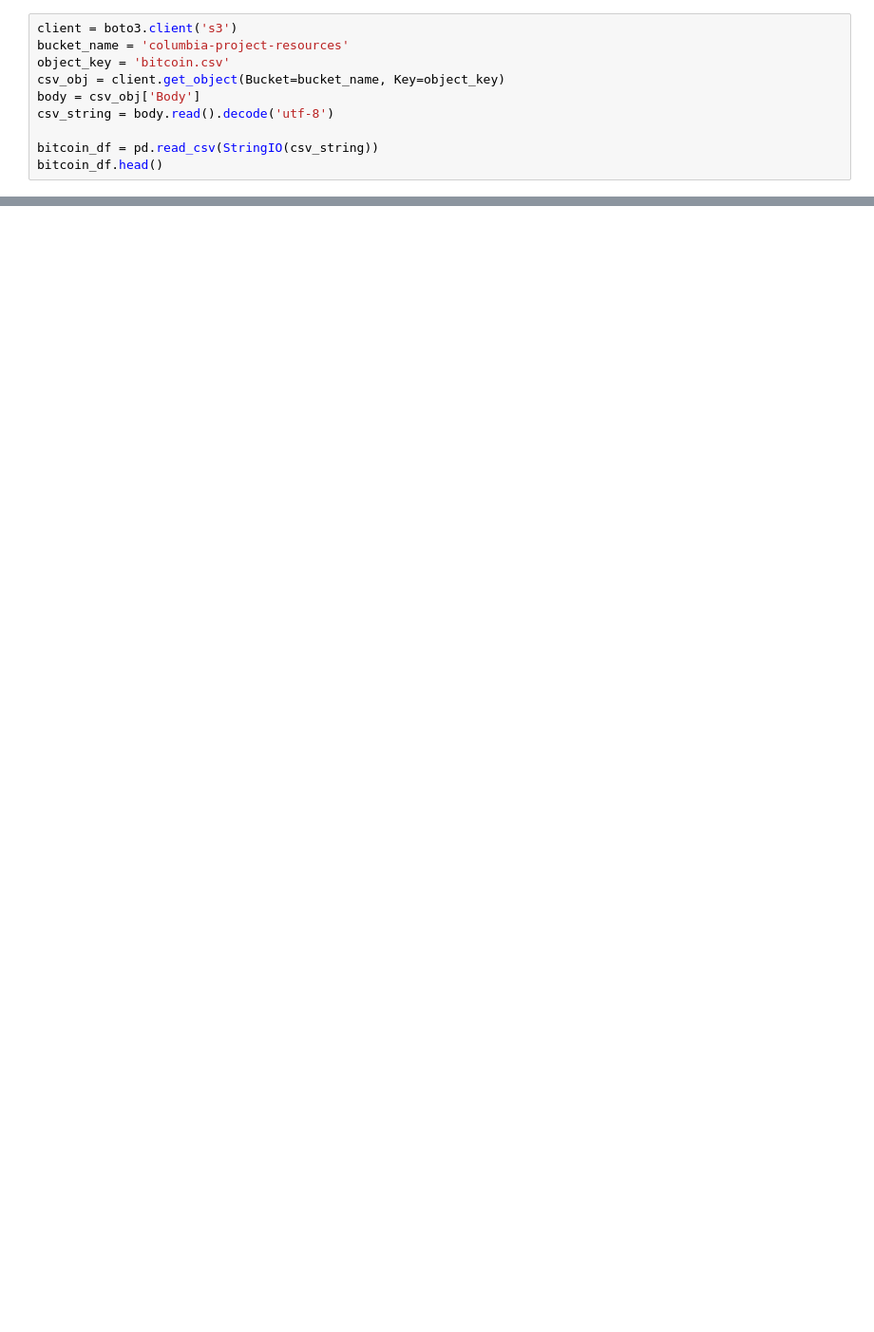
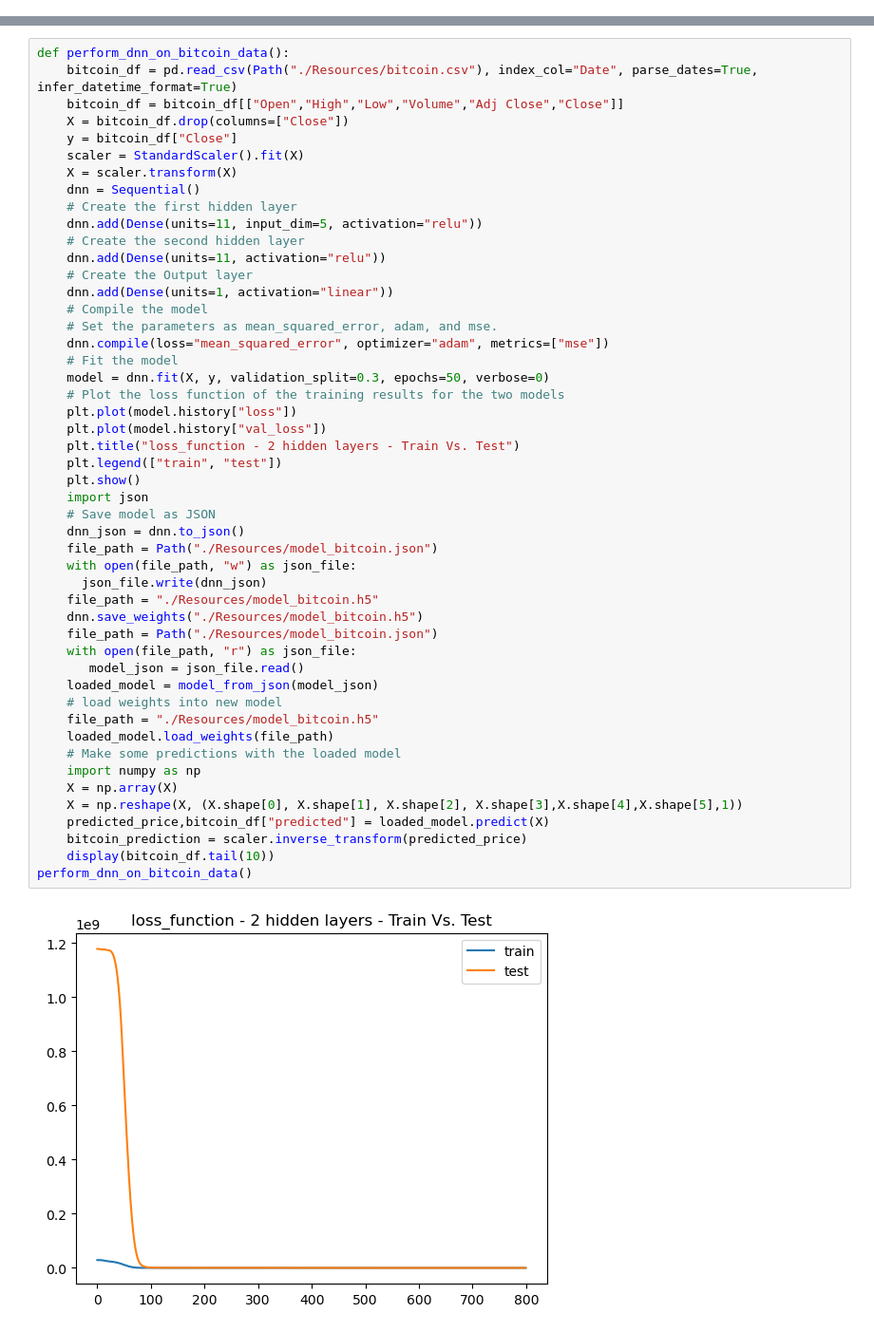
Before and after one commit to briabr/Investment-chat-bot, a Jupyter notebook: bitcoin_returns.ipynb, the cells around one changed output, grey strips where cells are left out. Shown at 95% size. Saved outputs shown, nothing was run; the diff lists cells and outputs as text; blank space fills up the shorter version.

```diff
--- a/bitcoin_returns.ipynb
+++ b/bitcoin_returns.ipynb
@@ -6,10 +0,0 @@ from io import StringIO
-# %%
-client = boto3.client('s3')
-bucket_name = 'columbia-project-resources'
-object_key = 'bitcoin.csv'
-csv_obj = client.get_object(Bucket=bucket_name, Key=object_key)
-body = csv_obj['Body']
-csv_string = body.read().decode('utf-8')
-
-bitcoin_df = pd.read_csv(StringIO(csv_string))
-bitcoin_df.head()
@@ -19,0 +74,51 @@ NoCredentialsError: Unable to locate credentials
+# %%
+def perform_dnn_on_bitcoin_data():
+    bitcoin_df = pd.read_csv(Path("./Resources/bitcoin.csv"), index_col="Date", parse_dates=True, infer_datetime_format=True)
+    bitcoin_df = bitcoin_df[["Open","High","Low","Volume","Adj Close","Close"]]
+    X = bitcoin_df.drop(columns=["Close"])
+    y = bitcoin_df["Close"]
+    scaler = StandardScaler().fit(X)
+    X = scaler.transform(X)
+    dnn = Sequential()
+    # Create the first hidden layer
+    dnn.add(Dense(units=11, input_dim=5, activation="relu"))
+    # Create the second hidden layer
+    dnn.add(Dense(units=11, activation="relu"))
+    # Create the Output layer
+    dnn.add(Dense(units=1, activation="linear"))
+    # Compile the model
+    # Set the parameters as mean_squared_error, adam, and mse.
+    dnn.compile(loss="mean_squared_error", optimizer="adam", metrics=["mse"])
+    # Fit the model
+    model = dnn.fit(X, y, validation_split=0.3, epochs=50, verbose=0)
+    # Plot the loss function of the training results for the two models
+    plt.plot(model.history["loss"])
+    plt.plot(model.history["val_loss"])
+    plt.title("loss_function - 2 hidden layers - Train Vs. Test")
+    plt.legend(["train", "test"])
+    plt.show()
+    import json
+    # Save model as JSON
+    dnn_json = dnn.to_json()
+    file_path = Path("./Resources/model_bitcoin.json")
+    with open(file_path, "w") as json_file:
+      json_file.write(dnn_json)
+    file_path = "./Resources/model_bitcoin.h5"
+    dnn.save_weights("./Resources/model_bitcoin.h5")
+    file_path = Path("./Resources/model_bitcoin.json")
+    with open(file_path, "r") as json_file:
+       model_json = json_file.read()
+    loaded_model = model_from_json(model_json)
+    # load weights into new model
+    file_path = "./Resources/model_bitcoin.h5"
+    loaded_model.load_weights(file_path)
+    # Make some predictions with the loaded model
+    import numpy as np
+    X = np.array(X)
+    X = np.reshape(X, (X.shape[0], X.shape[1], X.shape[2], X.shape[3],X.shape[4],X.shape[5],1))
+    predicted_price,bitcoin_df["predicted"] = loaded_model.predict(X)
+    bitcoin_prediction = scaler.inverse_transform(predicted_price)
+    display(bitcoin_df.tail(10))
+perform_dnn_on_bitcoin_data()
+# %% [output]
+[figure, added]
```
Also changed, not shown: parts of 6 cells of this notebook.
